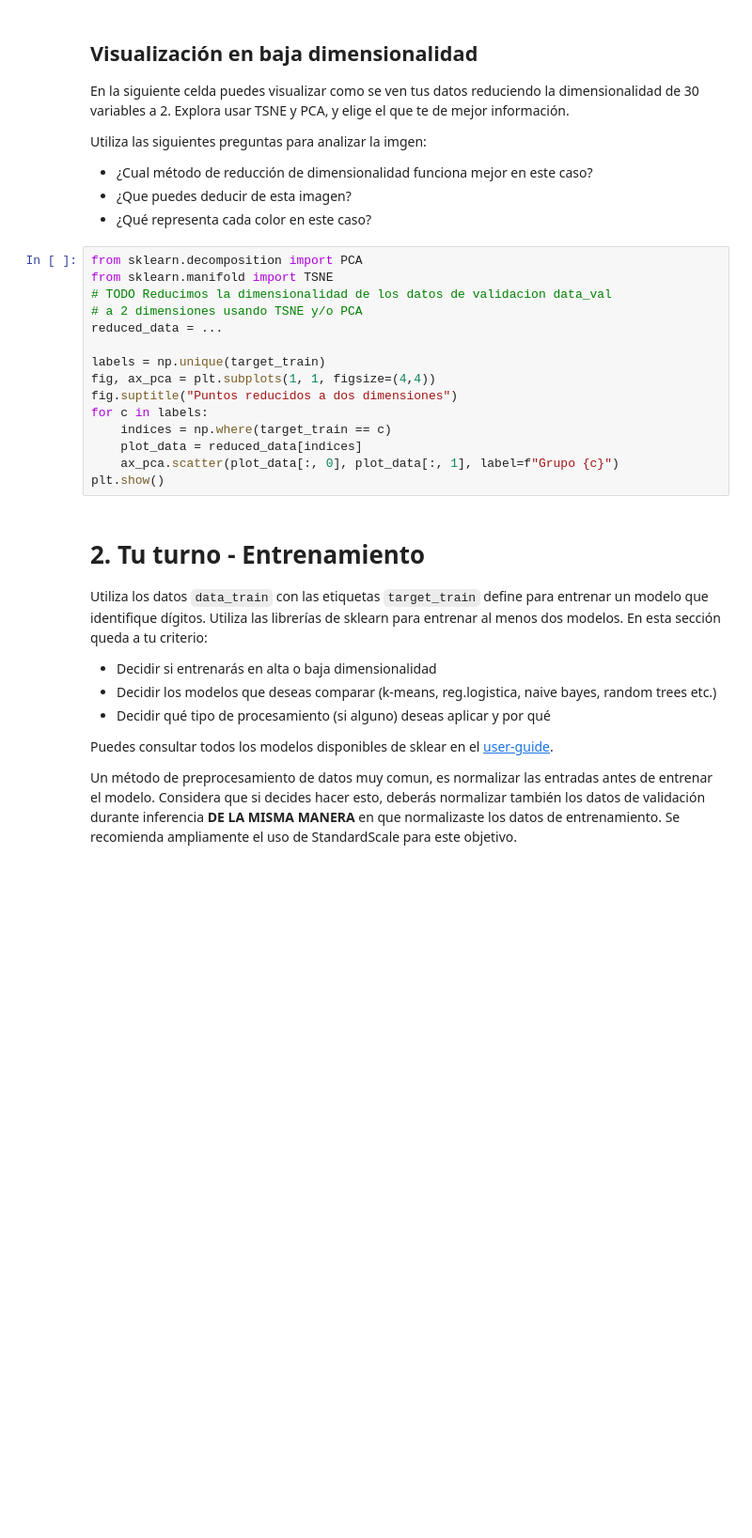
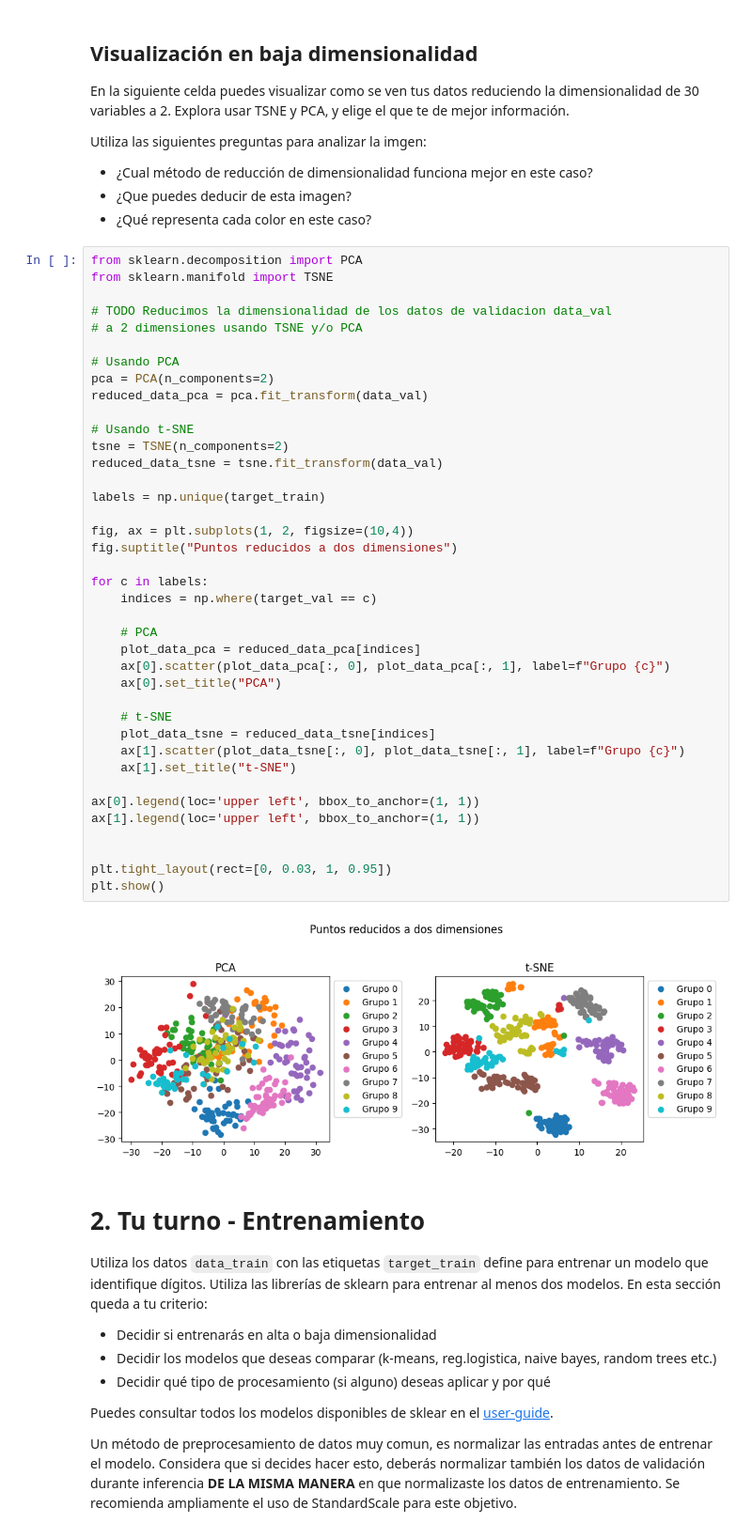
Before and after one commit to JessicaBorja/ML23, a Jupyter notebook: ml23/proyecto_1_ML/proyecto_1_ML.ipynb, the cells around one changed output. Shown at 94% size. Drawn from its saved outputs; the diff is of its cells as text; blank space fills up the shorter version.

```diff
--- a/ml23/proyecto_1_ML/proyecto_1_ML.ipynb
+++ b/ml23/proyecto_1_ML/proyecto_1_ML.ipynb
@@ -85,18 +85,44 @@ Utiliza las siguientes preguntas para analizar la imgen:
 # %%
 from sklearn.decomposition import PCA
 from sklearn.manifold import TSNE
+
 # TODO Reducimos la dimensionalidad de los datos de validacion data_val
 # a 2 dimensiones usando TSNE y/o PCA
-reduced_data = ...
+
+# Usando PCA
+pca = PCA(n_components=2)
+reduced_data_pca = pca.fit_transform(data_val)
+
+# Usando t-SNE
+tsne = TSNE(n_components=2)
+reduced_data_tsne = tsne.fit_transform(data_val)
 
 labels = np.unique(target_train)
-fig, ax_pca = plt.subplots(1, 1, figsize=(4,4))
+
+fig, ax = plt.subplots(1, 2, figsize=(10,4))
 fig.suptitle("Puntos reducidos a dos dimensiones")
+
 for c in labels:
-    indices = np.where(target_train == c)
-    plot_data = reduced_data[indices]
-    ax_pca.scatter(plot_data[:, 0], plot_data[:, 1], label=f"Grupo {c}")
+    indices = np.where(target_val == c)
+
+    # PCA
+    plot_data_pca = reduced_data_pca[indices]
+    ax[0].scatter(plot_data_pca[:, 0], plot_data_pca[:, 1], label=f"Grupo {c}")
+    ax[0].set_title("PCA")
+
+    # t-SNE
+    plot_data_tsne = reduced_data_tsne[indices]
+    ax[1].scatter(plot_data_tsne[:, 0], plot_data_tsne[:, 1], label=f"Grupo {c}")
+    ax[1].set_title("t-SNE")
+
+ax[0].legend(loc='upper left', bbox_to_anchor=(1, 1))
+ax[1].legend(loc='upper left', bbox_to_anchor=(1, 1))
+
+
+plt.tight_layout(rect=[0, 0.03, 1, 0.95])
 plt.show()
+# %% [output]
+[figure, added]
 # %% [markdown]
 # 2. Tu turno - Entrenamiento
 Utiliza los datos `data_train` con las etiquetas `target_train` define para entrenar un modelo que identifique dígitos.
```
Also changed, not shown: parts of 12 cells of this notebook.
